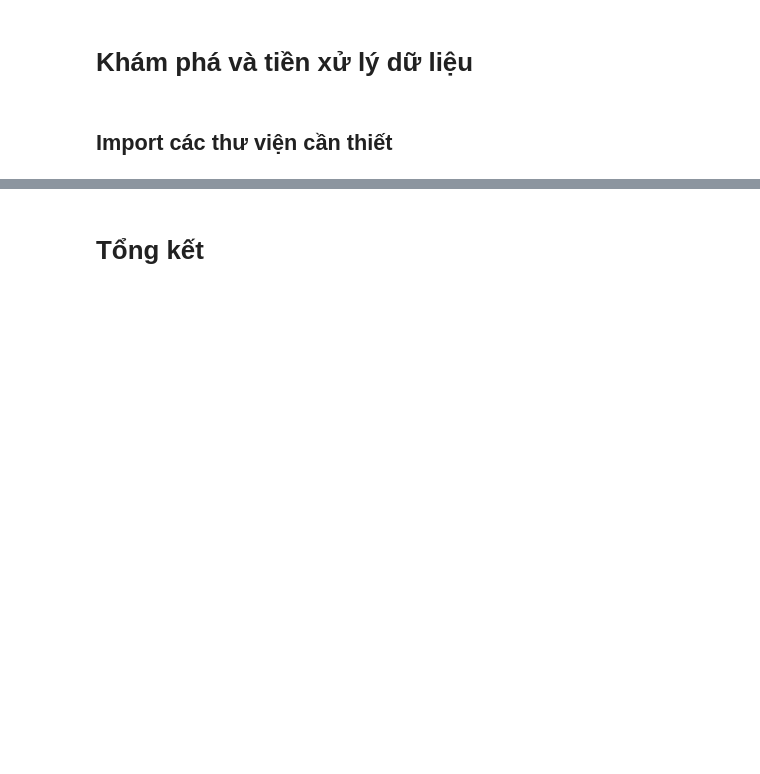
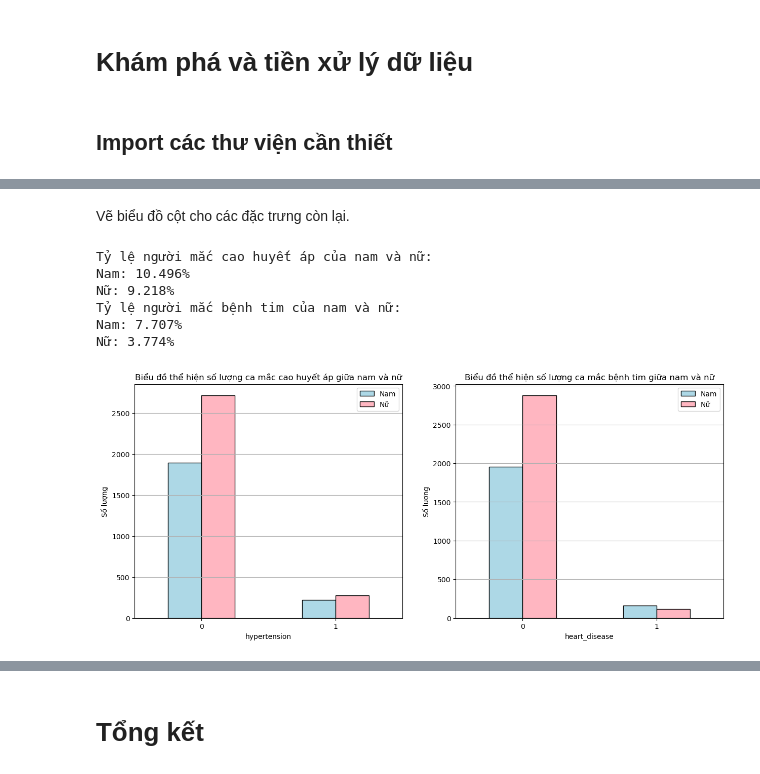
Before and after one commit to Ddyln/Stroke-Prediction-Analysis, a Jupyter notebook: report.ipynb, the cells around one changed output, grey strips where cells are left out. Saved outputs shown, nothing was run; the diff lists cells and outputs as text; code cells hidden in the pictures; blank space fills up the shorter version.

```diff
--- a/report.ipynb
+++ b/report.ipynb
@@ -66,0 +242,37 @@ import seaborn as sns
+# %% [markdown]
+Vẽ biểu đồ cột cho các đặc trưng còn lại.
+# %%
+features = ['hypertension', 'heart_disease']
+
+# chuyển tên của cột sang tiếng Việt cho biểu đồ
+name = {
+    'hypertension': 'cao huyết áp',
+    'heart_disease': 'bệnh tim',
+}
+# tạo 2 biểu đồ theo hàng ngang
+fig, axes = plt.subplots(1, 2, figsize=(15, 6))
+
+# tính số lượng người mắc "feature", chuyển sang dataframe và trực quan
+for i, feature in enumerate(features):
+    m_counts = m_df[feature].value_counts().sort_index()
+    f_counts = f_df[feature].value_counts().sort_index()
+
+    df_plot = pd.DataFrame({'Male': m_counts, 'Female': f_counts})
+    df_plot.plot(kind='bar', ax=axes[i], edgecolor='black', color=['lightblue', 'lightpink'])
+    axes[i].tick_params(axis='x', rotation=0)
+    axes[i].set_title(f'Biểu đồ thể hiện số lượng ca mắc {name[feature]} giữa nam và nữ')
+    axes[i].set_xlabel(feature)
+    axes[i].set_ylabel('Số lượng')
+    axes[i].yaxis.grid(True)
+    axes[i].legend(['Nam', 'Nữ'])
+    print(f'Tỷ lệ người mắc {name[feature]} của nam và nữ:')
+    print(f'Nam: {m_counts[1] / (m_counts[0] + m_counts[1]) * 100:.3f}%')
+    print(f'Nữ: {f_counts[1] / (f_counts[0] + f_counts[1]) * 100:.3f}%')
+# %% [output]
+Tỷ lệ người mắc cao huyết áp của nam và nữ:
+Nam: 10.496%
+Nữ: 9.218%
+Tỷ lệ người mắc bệnh tim của nam và nữ:
+Nam: 7.707%
+Nữ: 3.774%
+[figure, added]
```
Also changed, not shown: parts of 35 cells of this notebook.
